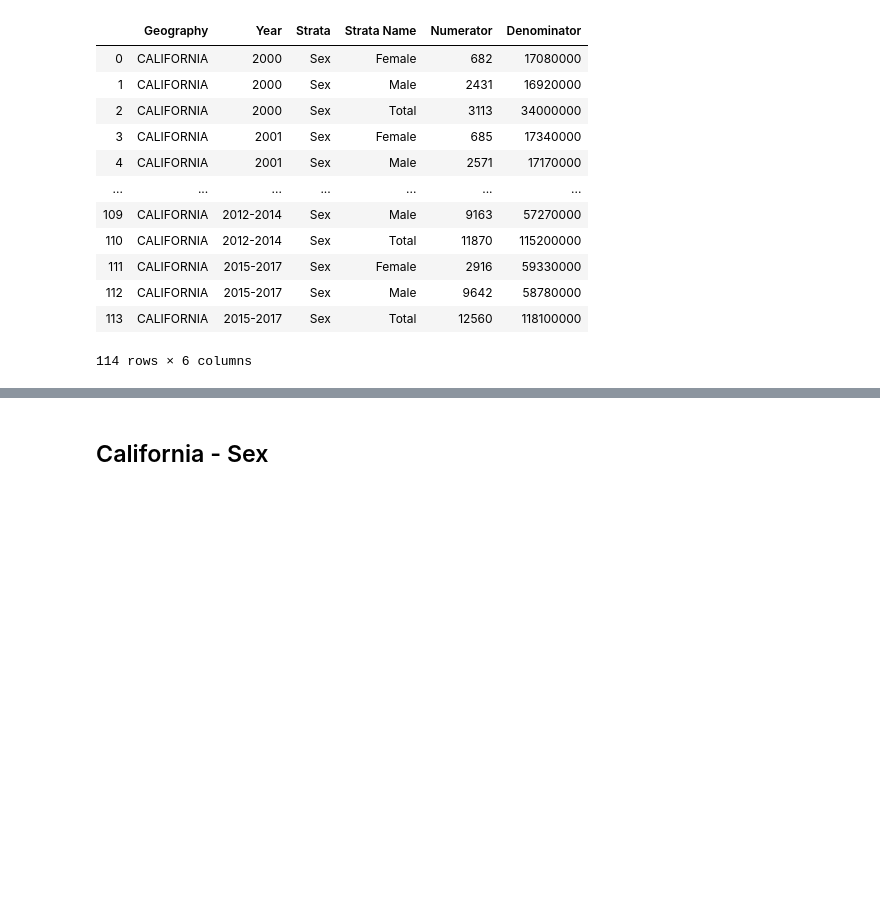
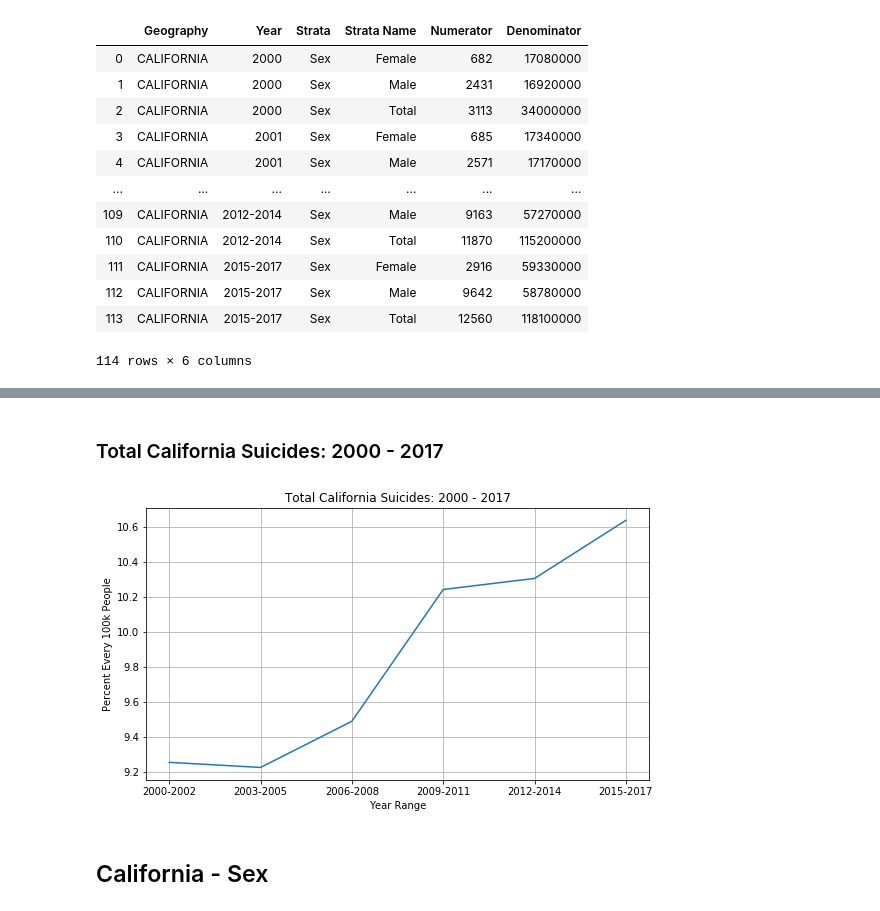
Before and after one commit to danjamthelamb/Suicide_Data_Project, a Jupyter notebook: Code_Files/Data_Playground.ipynb, the cells around one changed output, grey strips where cells are left out. Cells and saved outputs as stored; diff of their text form; code cells hidden in the pictures; blank space fills up the shorter version.

Commit message:
Adding code changes and plot png's

```diff
--- a/Code_Files/Data_Playground.ipynb
+++ b/Code_Files/Data_Playground.ipynb
@@ -47,0 +51,10 @@ suicide_cali
+# %%
+cali_bytotal = suicide_cali['Strata Name'] == 'Total'
+suicide_cali_total = suicide_cali[cali_bytotal]
+suicide_cali_total = suicide_cali_total.reset_index()
+suicide_cali_total = suicide_cali_total.drop(suicide_cali_total.index[0:18])
+suicide_cali_total = suicide_cali_total.reset_index()
+suicide_cali_total = suicide_cali_total.drop(columns=['index', 'level_0'])
+suicide_cali_total['% for every 100K'] = ((suicide_cali_total['Numerator'] / suicide_cali_total['Denominator']) * 100000)
+
+suicide_cali_total
@@ -48,3 +69,17 @@ suicide_cali
+# %% [markdown]
+### Total California Suicides: 2000 - 2017
+# %%
+x_axis = suicide_cali_total['Year'].tolist()
+y_axis = suicide_cali_total['% for every 100K'].tolist()
+plt.figure(figsize=(9, 5))
+plt.plot(x_axis, y_axis)
+plt.title('Total California Suicides: 2000 - 2017')
+plt.xlabel('Year Range')
+plt.ylabel('Percent Every 100k People')
+plt.grid()
+plt.savefig('Total California Suicides.png')
+# %% [output]
+[figure, added]
 # %% [markdown]
 ## California - Sex
 # %%
```
Also changed, not shown: parts of 28 cells of this notebook, 6 other files.
